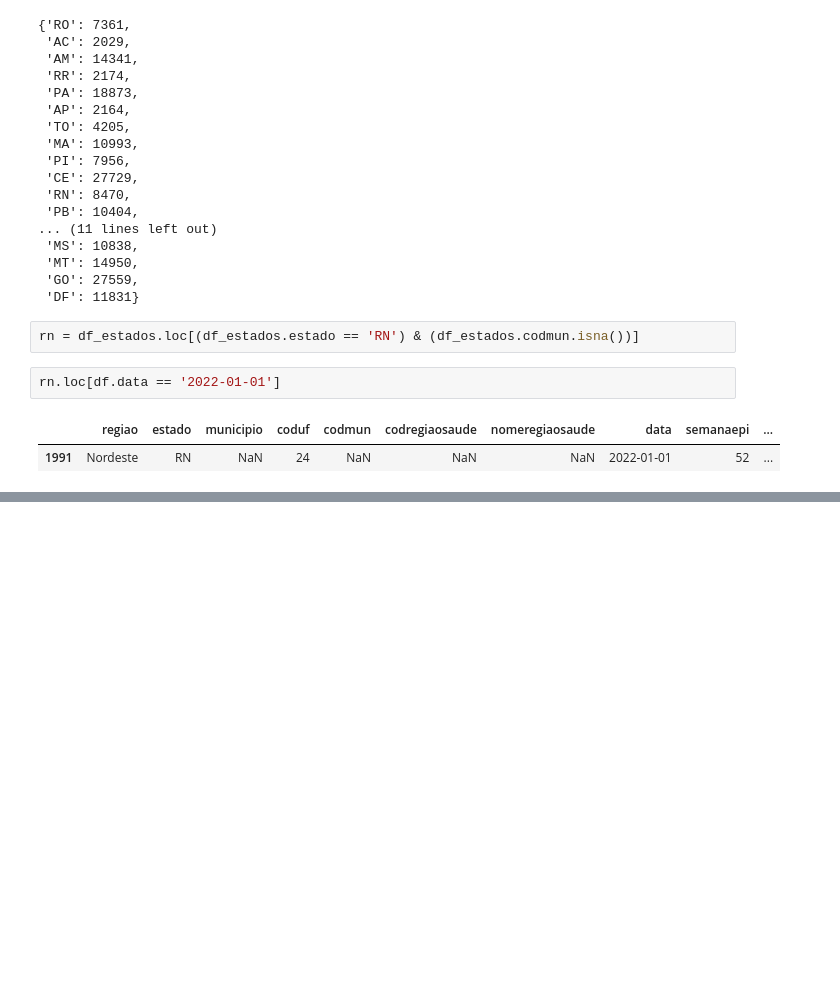
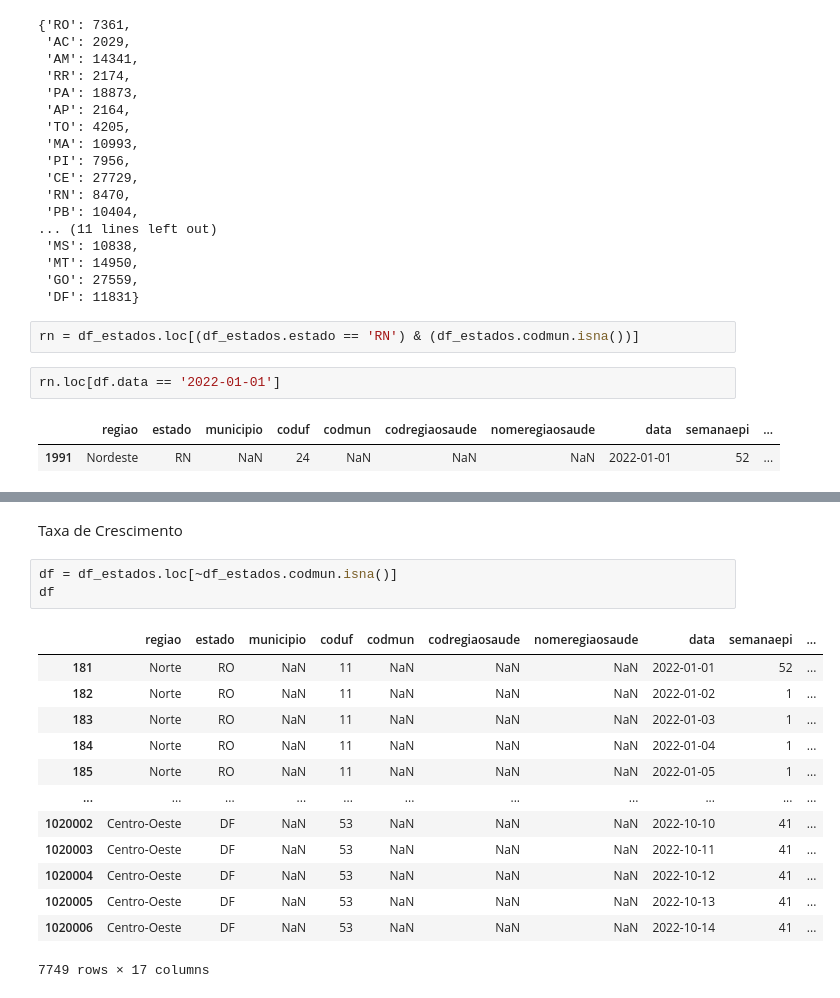
Before and after one commit to wagnergama/Previsao-de-Evolucao-do-COVID-19, a Jupyter notebook: Análise COVID-19.ipynb, the cells around one changed output, grey strips where cells are left out. Saved outputs shown, nothing was run; the diff lists cells and outputs as text; blank space fills up the shorter version.

```diff
--- a/Análise COVID-19.ipynb
+++ b/Análise COVID-19.ipynb
@@ -185,3 +167,22 @@ fig.add_trace(
 )
 # %% [output]
 [interactive output not drawn]
+# %% [markdown]
+Taxa de Crescimento
+# %%
+df = df_estados.loc[~df_estados.codmun.isna()]
+df
+# %% [output]
+|  | regiao | estado | municipio | coduf | codmun | codregiaosaude | nomeregiaosaude | data | semanaepi | ... |
+| 181 | Norte | RO | NaN | 11 | NaN | NaN | NaN | 2022-01-01 | 52 | ... |
+| 182 | Norte | RO | NaN | 11 | NaN | NaN | NaN | 2022-01-02 | 1 | ... |
+| 183 | Norte | RO | NaN | 11 | NaN | NaN | NaN | 2022-01-03 | 1 | ... |
+| 184 | Norte | RO | NaN | 11 | NaN | NaN | NaN | 2022-01-04 | 1 | ... |
+| 185 | Norte | RO | NaN | 11 | NaN | NaN | NaN | 2022-01-05 | 1 | ... |
+| ... | ... | ... | ... | ... | ... | ... | ... | ... | ... | ... |
+| 1020002 | Centro-Oeste | DF | NaN | 53 | NaN | NaN | NaN | 2022-10-10 | 41 | ... |
+| 1020003 | Centro-Oeste | DF | NaN | 53 | NaN | NaN | NaN | 2022-10-11 | 41 | ... |
+| 1020004 | Centro-Oeste | DF | NaN | 53 | NaN | NaN | NaN | 2022-10-12 | 41 | ... |
+| 1020005 | Centro-Oeste | DF | NaN | 53 | NaN | NaN | NaN | 2022-10-13 | 41 | ... |
+| 1020006 | Centro-Oeste | DF | NaN | 53 | NaN | NaN | NaN | 2022-10-14 | 41 | ... |
+7749 rows × 17 columns
```
Also changed, not shown: parts of 15 cells of this notebook.
